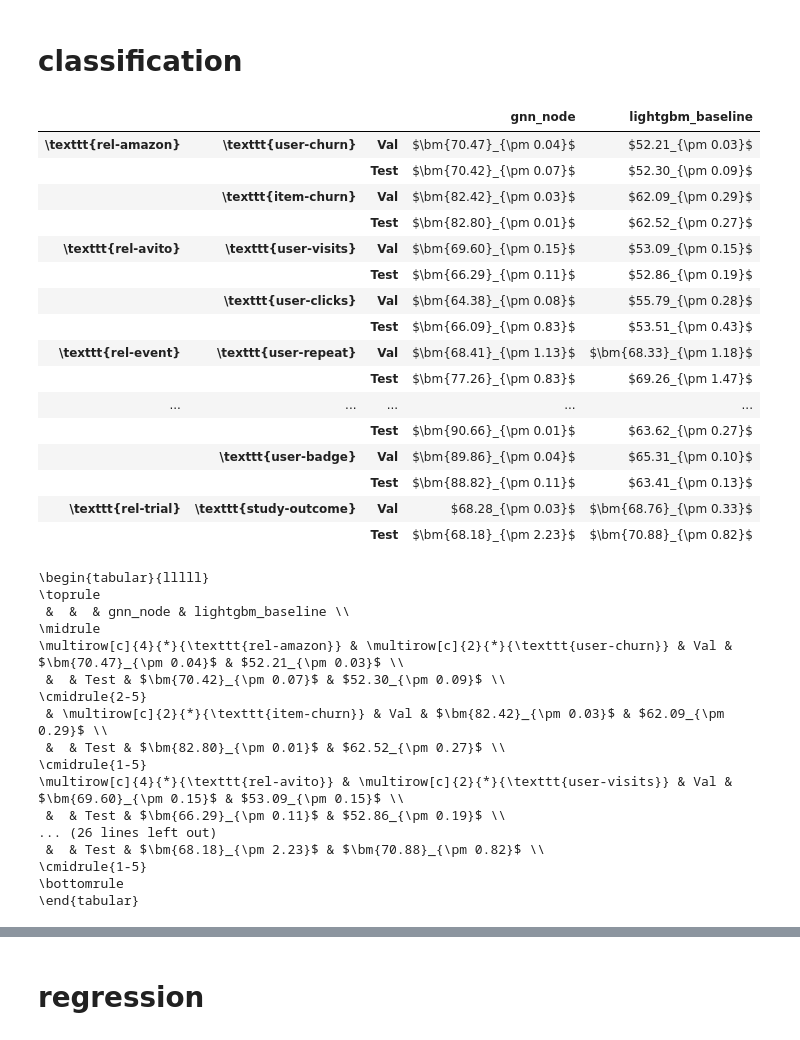
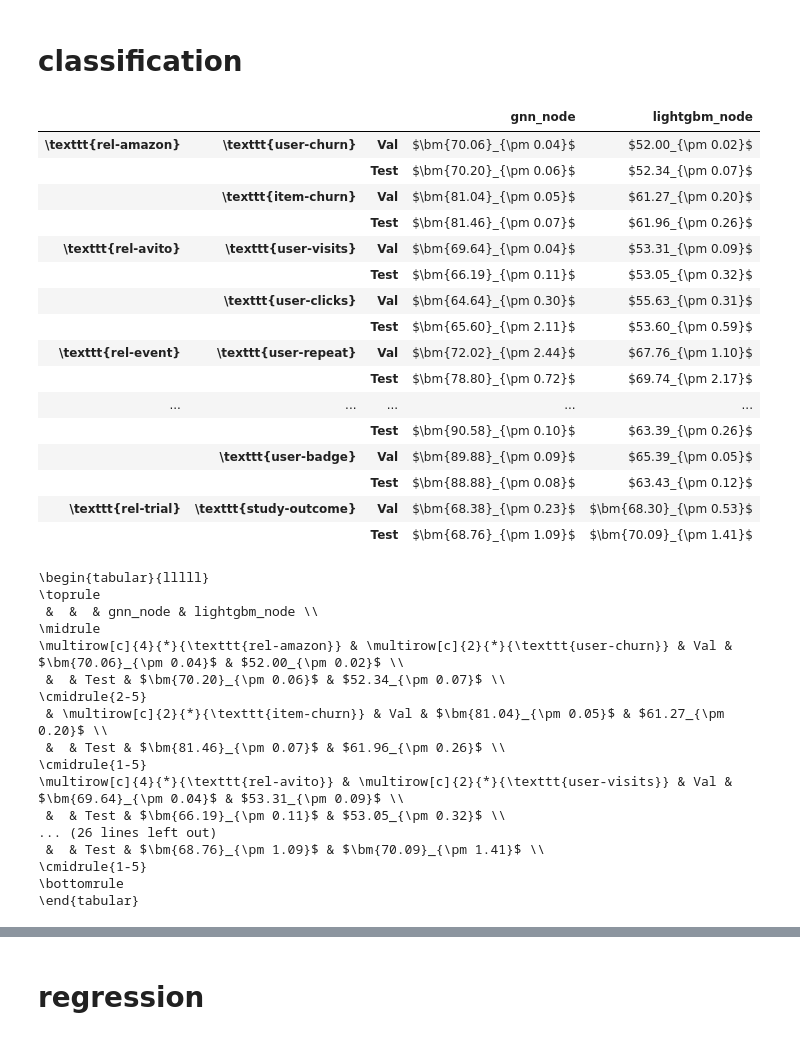
Before and after one commit to rishabh-ranjan/relbench-expts, a Jupyter notebook: notebooks/scan.ipynb, the cells around one changed output, grey strips where cells are left out. Cells and saved outputs as stored; diff of their text form; code cells hidden in the pictures.

```diff
--- a/notebooks/scan.ipynb
+++ b/notebooks/scan.ipynb
@@ -14,5 +13,5 @@ ImportError: cannot import name 'TaskType' from 'relbench.base' (unknown locatio
 # %%
-all_stores = roach.scan("relbench/2024-07-02")
+all_stores = roach.scan("relbench/2024-07-05")
 # %%
 len(all_stores)
 # %% [output]
@@ -50,6 +49,7 @@ for dataset in get_dataset_names():
         for script in [
             "gnn_node",
             "lightgbm_node",
+            "hybrid_node",
         ]:
             for split in [
                 "val",
@@ -95,54 +95,57 @@ for rec in table_data:
     split = rec["split"]
     mean = rec["mean"]
     std = rec["std"]
+
+    if script == "hybrid_node":
+        continue
 
     is_best = True
     filter_data = filter(
         lambda r: r["dataset"] == dataset and r["task"] == task and r["split"] == split,
         table_data,
     )
     for comp_rec in filter_data:
         comp_mean = comp_rec["mean"]
         comp_std = comp_rec["std"]
         if higher_is_better:
             if mean + std < comp_mean - comp_std:
                 is_best = False
         else:
             if mean - std > comp_mean + comp_std:
                 is_best = False
     opt_bm_open = r"\bm{" if is_best else ""
     opt_bm_close = r"}" if is_best else ""
     tex_val = (
         r"$"
         + opt_bm_open
         + f"{mean * 100:.2f}"
         + opt_bm_close
         + r"_{\pm "
         + f"{std * 100:.2f}"
         + r"}$"
     )
 
     tex_tab[script][(wrap(dataset), wrap(task), txt[split])] = tex_val
 tex_df = pd.DataFrame(tex_tab)
 tex_df
 # %% [output]
-|  |  |  | gnn_node | lightgbm_baseline |
-| \texttt{rel-amazon} | \texttt{user-churn} | Val | $\bm{70.47}_{\pm 0.04}$ | $52.21_{\pm 0.03}$ |
-|  |  | Test | $\bm{70.42}_{\pm 0.07}$ | $52.30_{\pm 0.09}$ |
-|  | \texttt{item-churn} | Val | $\bm{82.42}_{\pm 0.03}$ | $62.09_{\pm 0.29}$ |
-|  |  | Test | $\bm{82.80}_{\pm 0.01}$ | $62.52_{\pm 0.27}$ |
-| \texttt{rel-avito} | \texttt{user-visits} | Val | $\bm{69.60}_{\pm 0.15}$ | $53.09_{\pm 0.15}$ |
-|  |  | Test | $\bm{66.29}_{\pm 0.11}$ | $52.86_{\pm 0.19}$ |
-|  | \texttt{user-clicks} | Val | $\bm{64.38}_{\pm 0.08}$ | $55.79_{\pm 0.28}$ |
-|  |  | Test | $\bm{66.09}_{\pm 0.83}$ | $53.51_{\pm 0.43}$ |
-| \texttt{rel-event} | \texttt{user-repeat} | Val | $\bm{68.41}_{\pm 1.13}$ | $\bm{68.33}_{\pm 1.18}$ |
-|  |  | Test | $\bm{77.26}_{\pm 0.83}$ | $69.26_{\pm 1.47}$ |
+|  |  |  | gnn_node | lightgbm_node |
+| \texttt{rel-amazon} | \texttt{user-churn} | Val | $\bm{70.06}_{\pm 0.04}$ | $52.00_{\pm 0.02}$ |
+|  |  | Test | $\bm{70.20}_{\pm 0.06}$ | $52.34_{\pm 0.07}$ |
+|  | \texttt{item-churn} | Val | $\bm{81.04}_{\pm 0.05}$ | $61.27_{\pm 0.20}$ |
+|  |  | Test | $\bm{81.46}_{\pm 0.07}$ | $61.96_{\pm 0.26}$ |
+| \texttt{rel-avito} | \texttt{user-visits} | Val | $\bm{69.64}_{\pm 0.04}$ | $53.31_{\pm 0.09}$ |
+|  |  | Test | $\bm{66.19}_{\pm 0.11}$ | $53.05_{\pm 0.32}$ |
+|  | \texttt{user-clicks} | Val | $\bm{64.64}_{\pm 0.30}$ | $55.63_{\pm 0.31}$ |
+|  |  | Test | $\bm{65.60}_{\pm 2.11}$ | $53.60_{\pm 0.59}$ |
+| \texttt{rel-event} | \texttt{user-repeat} | Val | $\bm{72.02}_{\pm 2.44}$ | $67.76_{\pm 1.10}$ |
+|  |  | Test | $\bm{78.80}_{\pm 0.72}$ | $69.74_{\pm 2.17}$ |
 | ... | ... | ... | ... | ... |
-|  |  | Test | $\bm{90.66}_{\pm 0.01}$ | $63.62_{\pm 0.27}$ |
-|  | \texttt{user-badge} | Val | $\bm{89.86}_{\pm 0.04}$ | $65.31_{\pm 0.10}$ |
-|  |  | Test | $\bm{88.82}_{\pm 0.11}$ | $63.41_{\pm 0.13}$ |
-| \texttt{rel-trial} | \texttt{study-outcome} | Val | $68.28_{\pm 0.03}$ | $\bm{68.76}_{\pm 0.33}$ |
-|  |  | Test | $\bm{68.18}_{\pm 2.23}$ | $\bm{70.88}_{\pm 0.82}$ |
+|  |  | Test | $\bm{90.58}_{\pm 0.10}$ | $63.39_{\pm 0.26}$ |
+|  | \texttt{user-badge} | Val | $\bm{89.88}_{\pm 0.09}$ | $65.39_{\pm 0.05}$ |
+|  |  | Test | $\bm{88.88}_{\pm 0.08}$ | $63.43_{\pm 0.12}$ |
+| \texttt{rel-trial} | \texttt{study-outcome} | Val | $\bm{68.38}_{\pm 0.23}$ | $\bm{68.30}_{\pm 0.53}$ |
+|  |  | Test | $\bm{68.76}_{\pm 1.09}$ | $\bm{70.09}_{\pm 1.41}$ |
 # %%
 tex = tex_df.to_latex()
 tex = tex.replace(r"\multirow[t]", r"\multirow[c]")
@@ -152,18 +155,18 @@ print(tex)
 # %% [output]
 \begin{tabular}{lllll}
 \toprule
- &  &  & gnn_node & lightgbm_baseline \\
+ &  &  & gnn_node & lightgbm_node \\
 \midrule
-\multirow[c]{4}{*}{\texttt{rel-amazon}} & \multirow[c]{2}{*}{\texttt{user-churn}} & Val & $\bm{70.47}_{\pm 0.04}$ & $52.21_{\pm 0.03}$ \\
- &  & Test & $\bm{70.42}_{\pm 0.07}$ & $52.30_{\pm 0.09}$ \\
+\multirow[c]{4}{*}{\texttt{rel-amazon}} & \multirow[c]{2}{*}{\texttt{user-churn}} & Val & $\bm{70.06}_{\pm 0.04}$ & $52.00_{\pm 0.02}$ \\
+ &  & Test & $\bm{70.20}_{\pm 0.06}$ & $52.34_{\pm 0.07}$ \\
 \cmidrule{2-5}
- & \multirow[c]{2}{*}{\texttt{item-churn}} & Val & $\bm{82.42}_{\pm 0.03}$ & $62.09_{\pm 0.29}$ \\
- &  & Test & $\bm{82.80}_{\pm 0.01}$ & $62.52_{\pm 0.27}$ \\
+ & \multirow[c]{2}{*}{\texttt{item-churn}} & Val & $\bm{81.04}_{\pm 0.05}$ & $61.27_{\pm 0.20}$ \\
+ &  & Test & $\bm{81.46}_{\pm 0.07}$ & $61.96_{\pm 0.26}$ \\
 \cmidrule{1-5}
-\multirow[c]{4}{*}{\texttt{rel-avito}} & \multirow[c]{2}{*}{\texttt{user-visits}} & Val & $\bm{69.60}_{\pm 0.15}$ & $53.09_{\pm 0.15}$ \\
- &  & Test & $\bm{66.29}_{\pm 0.11}$ & $52.86_{\pm 0.19}$ \\
+\multirow[c]{4}{*}{\texttt{rel-avito}} & \multirow[c]{2}{*}{\texttt{user-visits}} & Val & $\bm{69.64}_{\pm 0.04}$ & $53.31_{\pm 0.09}$ \\
+ &  & Test & $\bm{66.19}_{\pm 0.11}$ & $53.05_{\pm 0.32}$ \\
 ... (26 lines left out)
- &  & Test & $\bm{68.18}_{\pm 2.23}$ & $\bm{70.88}_{\pm 0.82}$ \\
+ &  & Test & $\bm{68.76}_{\pm 1.09}$ & $\bm{70.09}_{\pm 1.41}$ \\
 \cmidrule{1-5}
 \bottomrule
 \end{tabular}
```
Also changed, not shown: parts of 12 cells of this notebook, 1 other file.
